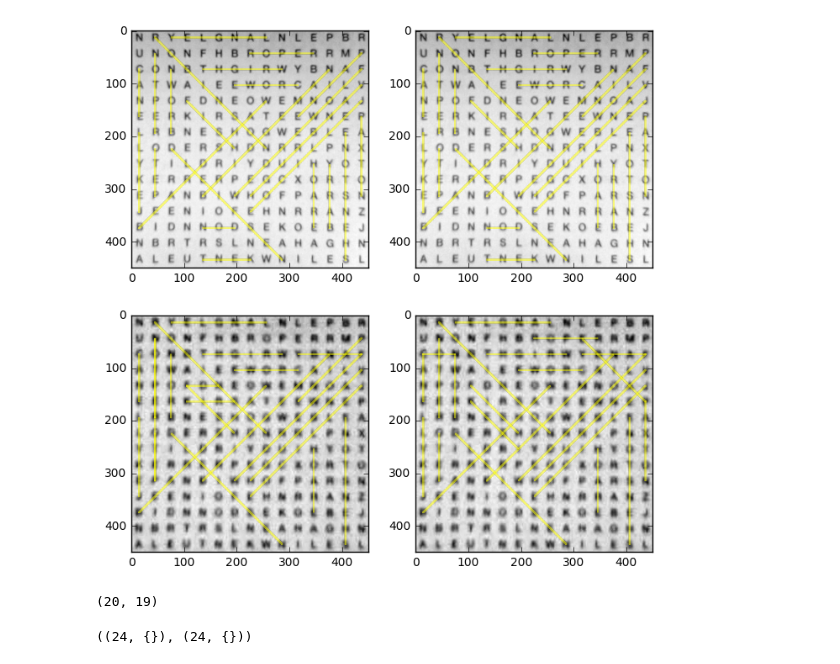
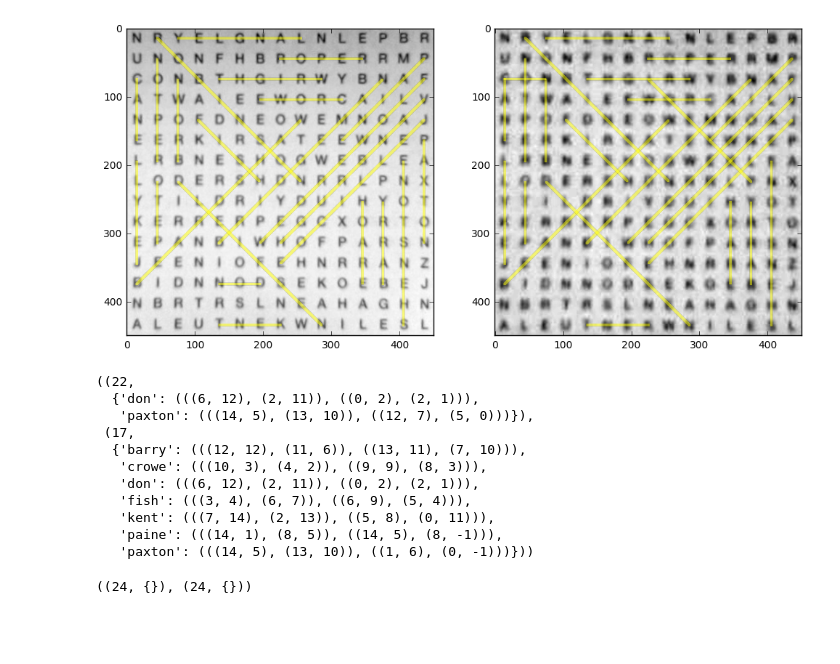
Before and after one commit to jmacmahon/data-driven-assignment-2, a Jupyter notebook: Main.ipynb, the cells around one changed output. Cells and saved outputs as stored; diff of their text form; code cells hidden in the pictures; blank space fills up the shorter version.

```diff
--- a/Main.ipynb
+++ b/Main.ipynb
@@ -8,52 +8,53 @@ from matplotlib.cm import gray
 data = load.load_data(load.DEFAULT_PATH)
 # %%
 from assignment.classify import WeightedKNearestNeighbour
-from assignment.dimensionality import PCAReducer, BorderTrimReducer, BestKSelector, DropFirstSelector
+from assignment.dimensionality import PCAReducer, BorderTrimReducer, BestKSelector, DropFirstNSelector
 from assignment.pipeline import Pipeline
 
 nn_fuzzy = lambda: WeightedKNearestNeighbour(k=1, fuzzy=True)
-nn_not_fuzzy = WeightedKNearestNeighbour(k=1, fuzzy=False)
+nn_not_fuzzy = lambda: WeightedKNearestNeighbour(k=1, fuzzy=False)
 
-pipeline1 = Pipeline(nn_fuzzy(), [PCAReducer(72), BestKSelector(10)])
+pipeline1 = Pipeline(nn_fuzzy(), [BorderTrimReducer(0, 4, 0, 3), PCAReducer(11), DropFirstNSelector(1)])
 pipeline1.train(data._raw_data['train_data'], data._raw_data['train_labels'])
-pipeline2 = Pipeline(nn_fuzzy(), [PCAReducer(11), DropFirstSelector()])
+pipeline2 = Pipeline(nn_fuzzy(), [BorderTrimReducer(0, 4, 0, 3), PCAReducer(12), DropFirstNSelector(2)])
 pipeline2.train(data._raw_data['train_data'], data._raw_data['train_labels'])
 # %%
 # raise Exception()
 # %%
 import numpy as np
 # %%
-def show_wordsearches():
-    plt.figure(figsize=(8, 8))
+def show_wordsearches(pipeline):
+    plt.figure(figsize=(12, 12))
 
-    plt.subplot(2, 2, 1)
-    data.wordsearch1.classify(pipeline1)
+    plt.subplot(1, 2, 1)
+    data.wordsearch1.classify(pipeline)
     data.wordsearch1.find_all_and_show(rad=2)
 
-    plt.subplot(2, 2, 2)
-    data.wordsearch1.classify(pipeline2)
-    data.wordsearch1.find_all_and_show(rad=2)
-
-    plt.subplot(2, 2, 3)
-    data.wordsearch2.classify(pipeline1)
+    plt.subplot(1, 2, 2)
+    data.wordsearch2.classify(pipeline)
     data.wordsearch2.find_all_and_show(rad=2)
-
-    plt.subplot(2, 2, 4)
-    data.wordsearch2.classify(pipeline2)
-    data.wordsearch2.find_all_and_show(rad=2)
-import cProfile
-cProfile.run("show_wordsearches()", "profiling/final_1")
+show_wordsearches(pipeline1)
 # %% [output]
-[figure, old version]
+[figure, new version]
 # %%
 data.wordsearch2.classify(pipeline1)
-q = data.wordsearch2.correctness_score(only_score=True)
+p = data.wordsearch2.correctness_score(only_score=False)
 
 data.wordsearch2.classify(pipeline2)
-p = data.wordsearch2.correctness_score(only_score=True)
+q = data.wordsearch2.correctness_score(only_score=False)
 (p, q)
 # %% [output]
-(20, 19)
+((22,
+  {'don': (((6, 12), (2, 11)), ((0, 2), (2, 1))),
+   'paxton': (((14, 5), (13, 10)), ((12, 7), (5, 0)))}),
+ (17,
+  {'barry': (((12, 12), (11, 6)), ((13, 11), (7, 10))),
+   'crowe': (((10, 3), (4, 2)), ((9, 9), (8, 3))),
+   'don': (((6, 12), (2, 11)), ((0, 2), (2, 1))),
+   'fish': (((3, 4), (6, 7)), ((6, 9), (5, 4))),
+   'kent': (((7, 14), (2, 13)), ((5, 8), (0, 11))),
+   'paine': (((14, 1), (8, 5)), ((14, 5), (8, -1))),
+   'paxton': (((14, 5), (13, 10)), ((1, 6), (0, -1)))}))
 # %%
 data.wordsearch1.classify(pipeline1)
 p = data.wordsearch1.correctness_score(only_score=False)
```
Also changed, not shown: parts of 1 cell of this notebook, 1 other file.
